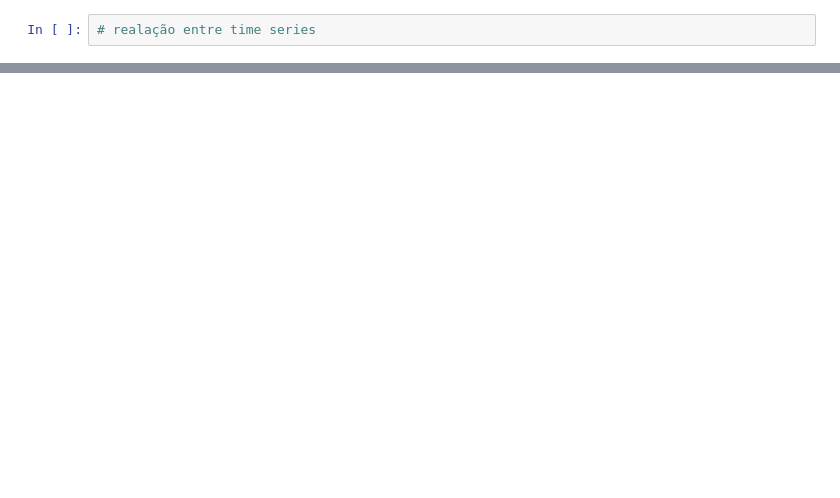
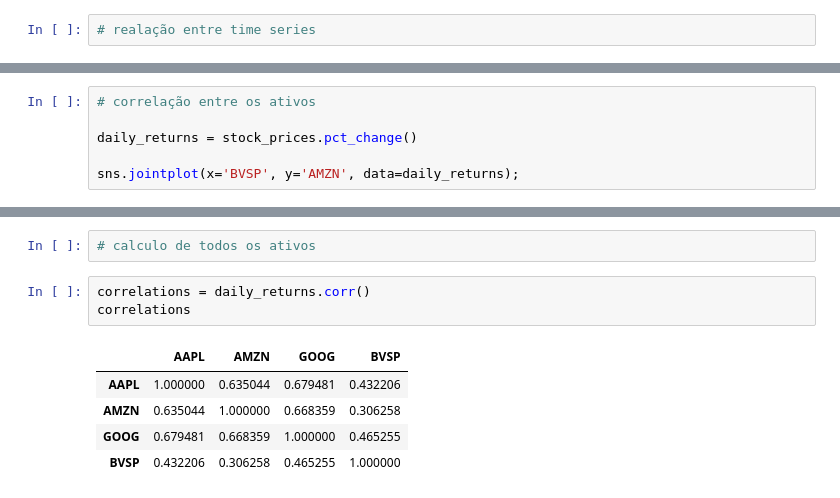
Before and after one commit to caiquemiranda/python-time-series-analysis, a Jupyter notebook: time-series-manipulation/012-manipulating-time-series.ipynb, the cells around one changed output, grey strips where cells are left out. Saved outputs shown, nothing was run; the diff lists cells and outputs as text; blank space fills up the shorter version.

Commit message:
correlations

```diff
--- a/time-series-manipulation/012-manipulating-time-series.ipynb
+++ b/time-series-manipulation/012-manipulating-time-series.ipynb
@@ -82,0 +30,6 @@ bovespa[['Adj Close', 'bovespa_random']].plot(figsize=(12, 6));
+# %%
+# correlação entre os ativos
+
+daily_returns = stock_prices.pct_change()
+
+sns.jointplot(x='BVSP', y='AMZN', data=daily_returns);
@@ -82,0 +38,11 @@ bovespa[['Adj Close', 'bovespa_random']].plot(figsize=(12, 6));
+# %%
+# calculo de todos os ativos
+# %%
+correlations = daily_returns.corr()
+correlations
+# %% [output]
+|  | AAPL | AMZN | GOOG | BVSP |
+| AAPL | 1.000000 | 0.635044 | 0.679481 | 0.432206 |
+| AMZN | 0.635044 | 1.000000 | 0.668359 | 0.306258 |
+| GOOG | 0.679481 | 0.668359 | 1.000000 | 0.465255 |
+| BVSP | 0.432206 | 0.306258 | 0.465255 | 1.000000 |
```
Also changed, not shown: parts of 16 cells of this notebook, 3 other files.
